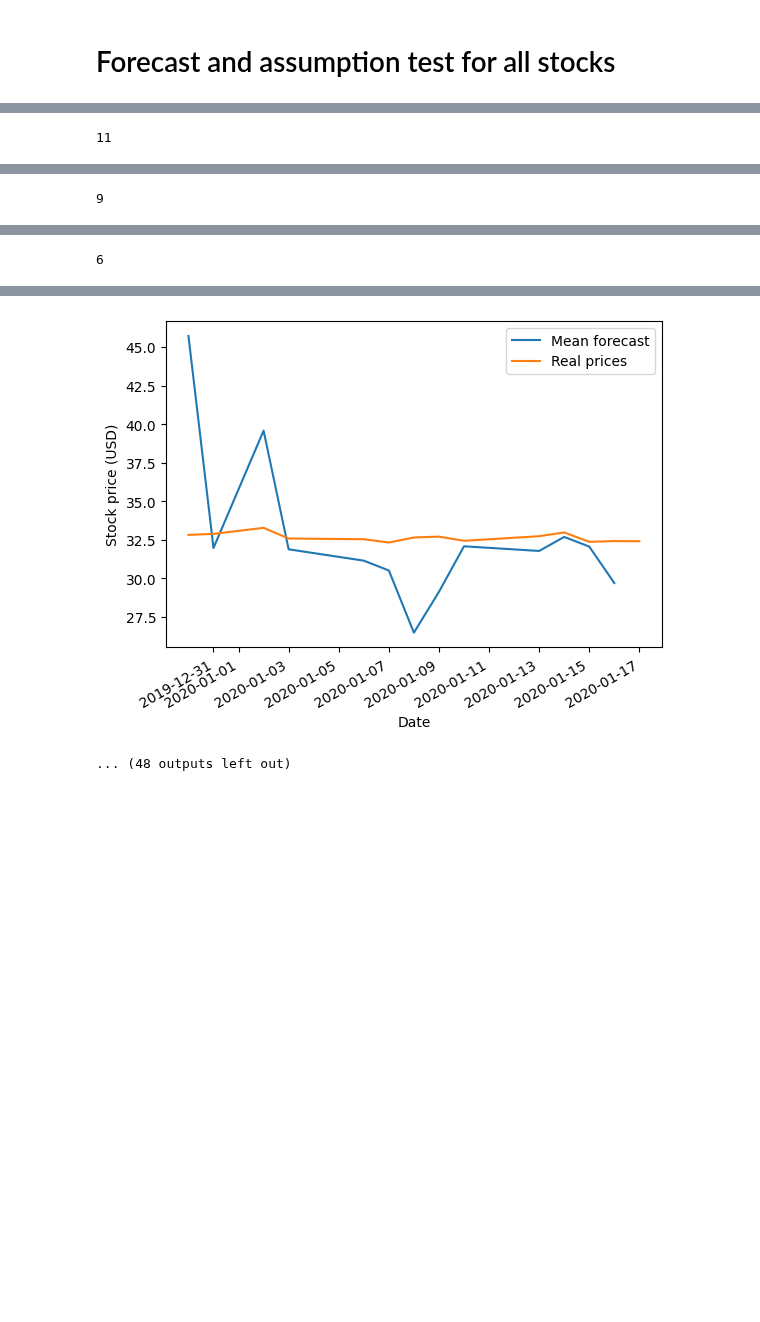
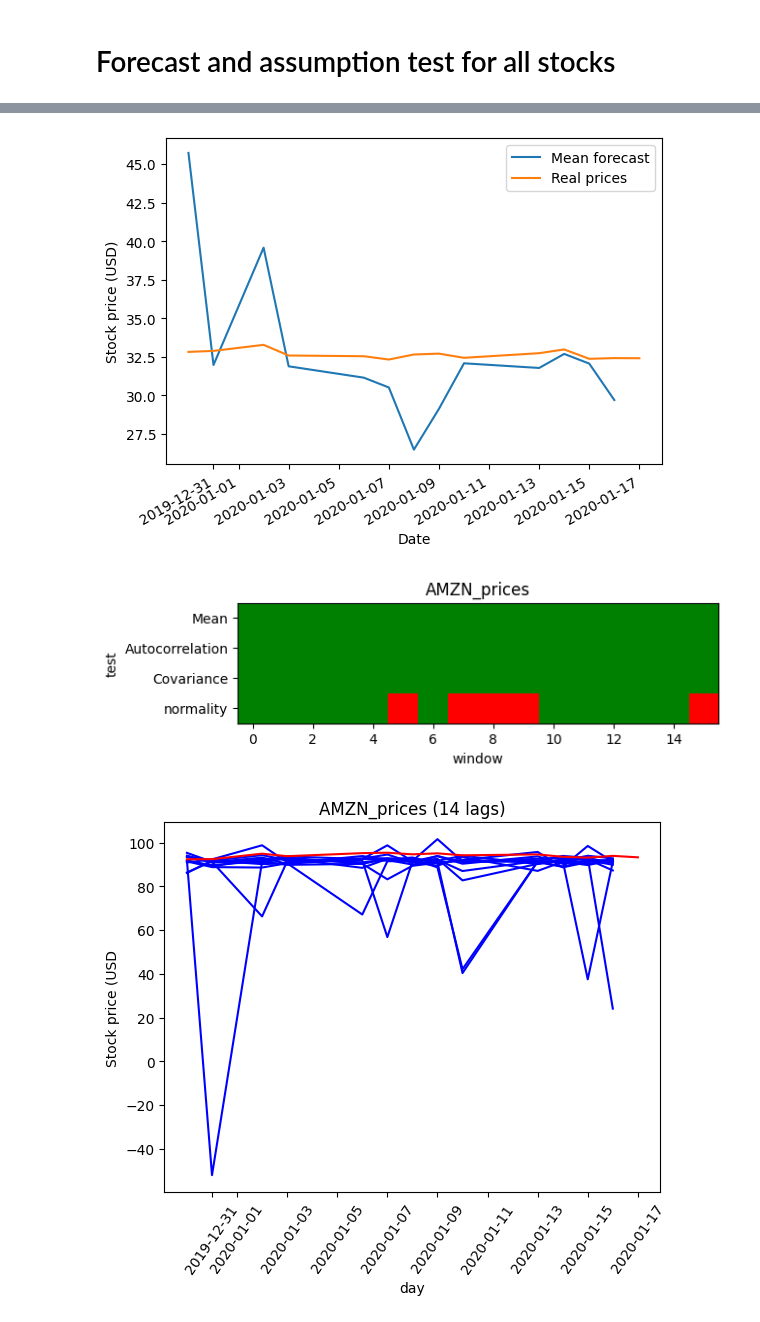
Before and after one commit to DerkNiessink/Project_SDA, a Jupyter notebook: src/Combined Stock Sentiment.ipynb, the cells around one changed output, grey strips where cells are left out. Cells and saved outputs as stored; diff of their text form; code cells hidden in the pictures; blank space fills up the shorter version.

```diff
--- a/src/Combined Stock Sentiment.ipynb
+++ b/src/Combined Stock Sentiment.ipynb
@@ -477,35 +494,33 @@ for merged_df in merged_dfs:
 
     matrix = Assumption_matrix(window_results)
     plot_assumptions(matrix)
 
     # Delete the windows with failed assumptions
     del_indexes = []
     for i, column in enumerate(matrix.columns):
         if False in matrix[column].values:
             del_indexes.append(i)
 
     for index in sorted(del_indexes, reverse=True):
         del window_results[index]
 
     # Get the forecasted prices and plot the forecast for each window
     forecasted_prices, real_prices = plot_forecasts(window_results, merged_windows)
 
 
     all_forecasts.append(forecasted_prices)
     all_real_prices.append(real_prices)
 
-    plot_mean_forecasts(forecasted_prices, real_prices)
+    mean_forecast = plot_mean_forecasts(forecasted_prices, real_prices)
 # %% [output]
 [figure]
-11
 [figure]
 [figure]
 [figure]
-9
 [figure]
 [figure]
 [figure]
-6
 [figure]
 [figure]
-... (48 outputs left out)
+[figure, added]
+[figure, added]
```
Also changed, not shown: parts of 13 cells of this notebook.
